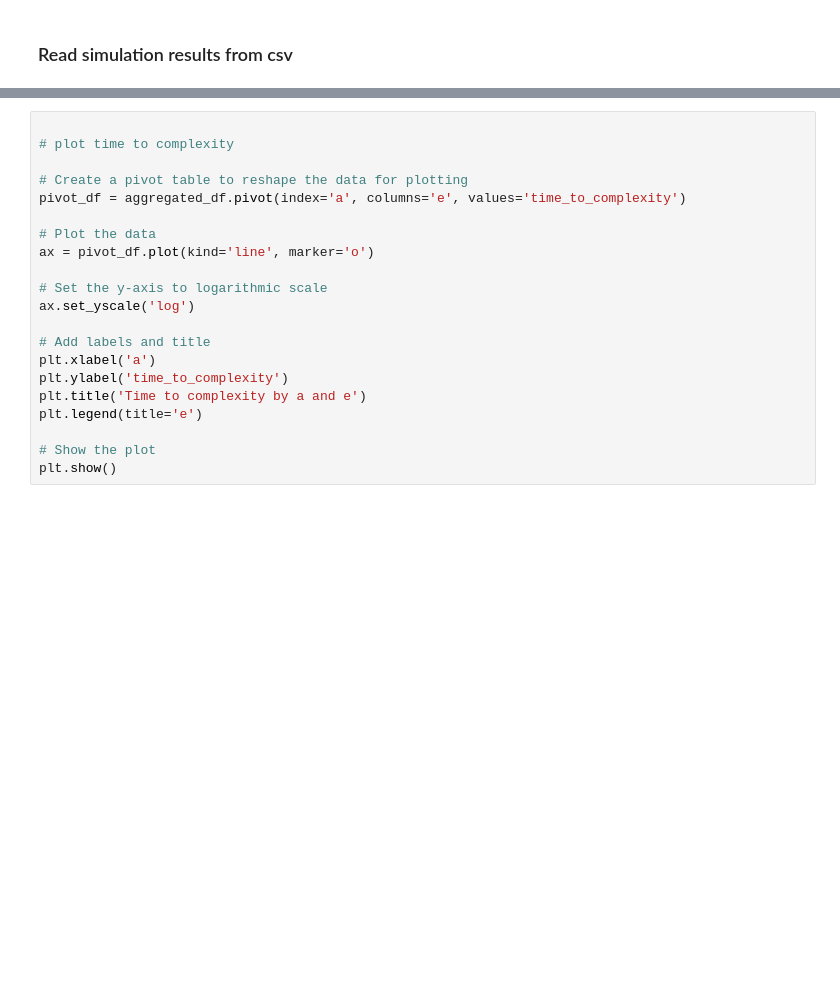
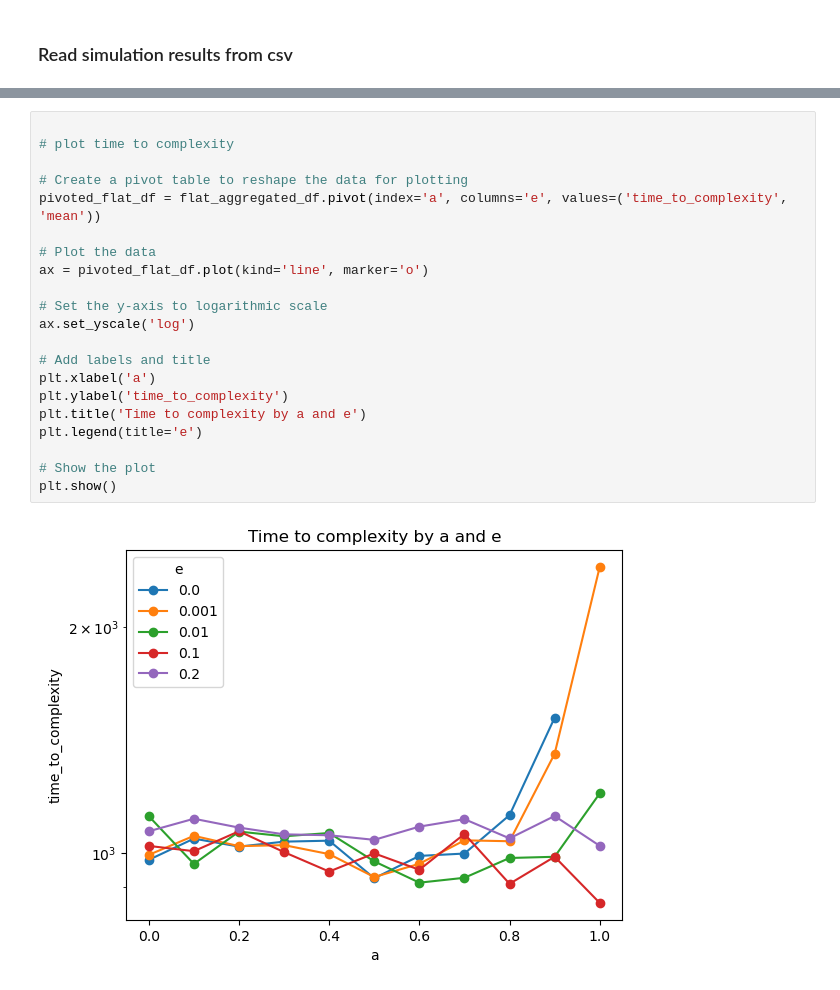
Before and after one commit to lennartebert/process_simulation, a Jupyter notebook: Effect of automation on complexity behavior.ipynb, the cells around one changed output, grey strips where cells are left out. Drawn from its saved outputs; the diff is of its cells as text; blank space fills up the shorter version.

```diff
--- a/Effect of automation on complexity behavior.ipynb
+++ b/Effect of automation on complexity behavior.ipynb
@@ -376,21 +402,23 @@ plt.show()
 # %%
 
 # plot time to complexity
 
 # Create a pivot table to reshape the data for plotting
-pivot_df = aggregated_df.pivot(index='a', columns='e', values='time_to_complexity')
+pivoted_flat_df = flat_aggregated_df.pivot(index='a', columns='e', values=('time_to_complexity', 'mean'))
 
 # Plot the data
-ax = pivot_df.plot(kind='line', marker='o')
+ax = pivoted_flat_df.plot(kind='line', marker='o')
 
 # Set the y-axis to logarithmic scale
 ax.set_yscale('log')
 
 # Add labels and title
 plt.xlabel('a')
 plt.ylabel('time_to_complexity')
 plt.title('Time to complexity by a and e')
 plt.legend(title='e')
 
 # Show the plot
 plt.show()
+# %% [output]
+[figure, added]
```
Also changed, not shown: parts of 16 cells of this notebook, 24 other files.
